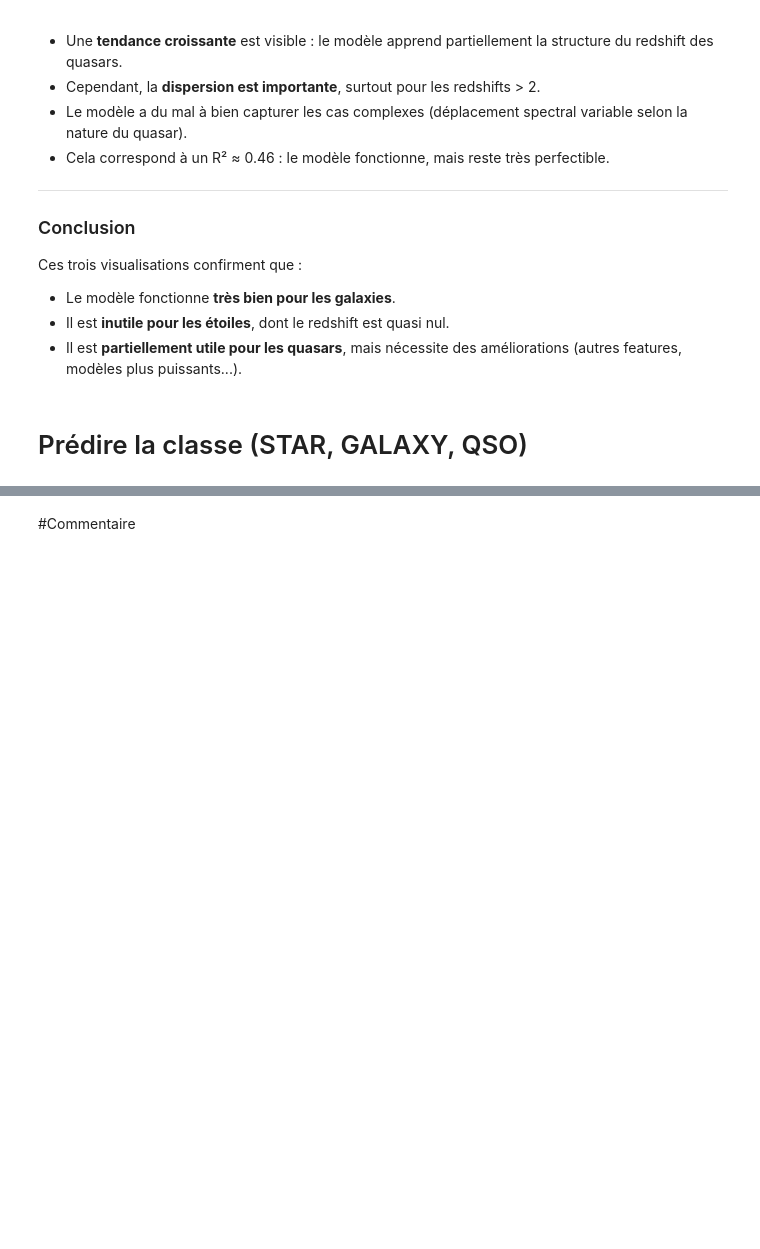
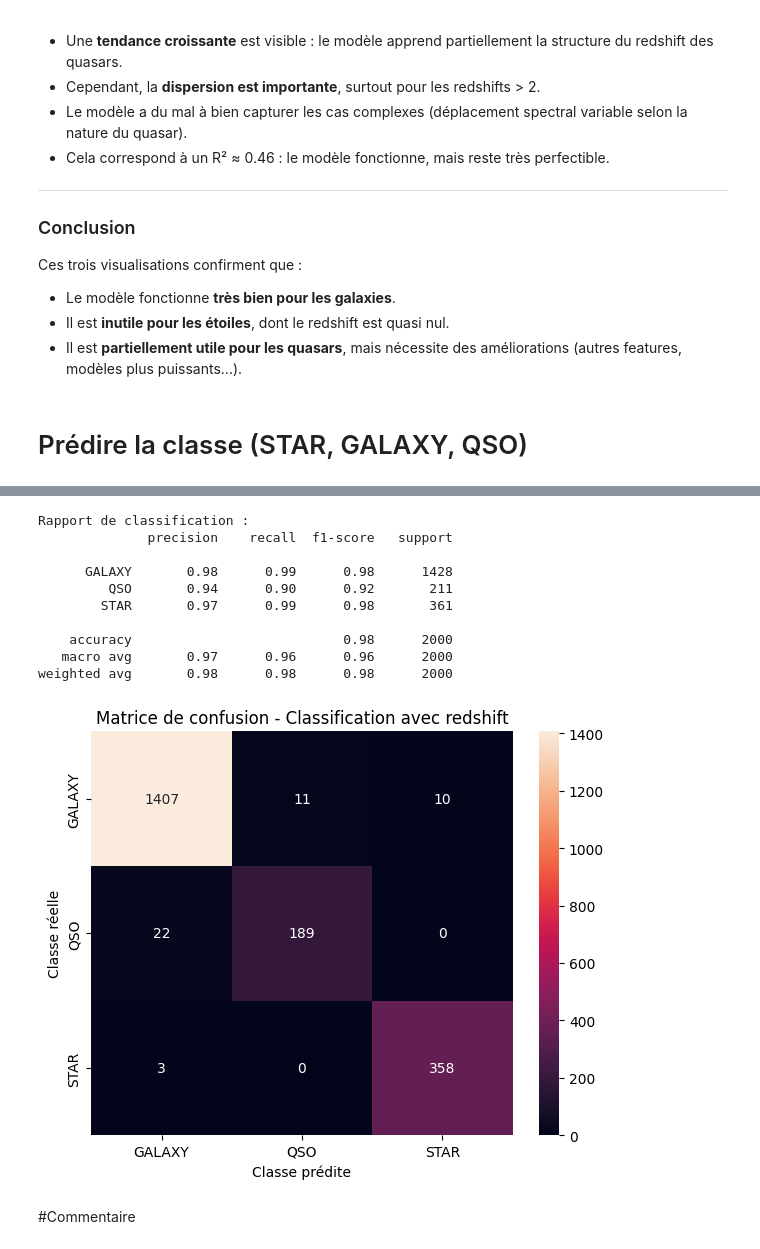
Before and after one commit to FDSena/SDSS_PROJECT_DA, a Jupyter notebook: projet.ipynb, the cells around one changed output, grey strips where cells are left out. Cells and saved outputs as stored; diff of their text form; code cells hidden in the pictures; blank space fills up the shorter version.

Commit message:
Matrice sans et avec redshift

```diff
--- a/projet.ipynb
+++ b/projet.ipynb
@@ -530,6 +529,65 @@ Rapport de classification :
    macro avg       0.91      0.89      0.90      2000
 weighted avg       0.95      0.95      0.95      2000
 [figure]
+# %%
+#Supprimer 'redshift' des features
+features_classif = [
+    "u", "g", "r", "i", "z",
+    "petroRad_u", "petroRad_g", "petroRad_r", "petroRad_i", "petroRad_z",
+    "petroFlux_u", "petroFlux_g", "petroFlux_r", "petroFlux_i", "petroFlux_z",
+    "petroR50_u", "petroR50_g", "petroR50_r", "petroR50_i", "petroR50_z",
+    "psfMag_u", "psfMag_g", "psfMag_r", "psfMag_i", "psfMag_z",
+    "expAB_u", "expAB_g", "expAB_r", "expAB_i", "expAB_z", "redshift"
+]
+
+features_classif = [f for f in features_classif if f in df.columns]
+
+# Ajout des couleurs
+df["g-r"] = df["g"] - df["r"]
+df["r-i"] = df["r"] - df["i"]
+df["i-z"] = df["i"] - df["z"]
+features_classif += ["g-r", "r-i", "i-z"]
+
+# Sous-échantillonnage
+df_sampled = df.sample(n=10000, random_state=42)
+X = df_sampled[features_classif]
+y = df_sampled["class"]
+
+# Split
+X_train, X_test, y_train, y_test = train_test_split(X, y, test_size=0.2, random_state=42)
+
+# Entraînement
+clf = RandomForestClassifier(n_estimators=100, class_weight="balanced", random_state=42)
+clf.fit(X_train, y_train)
+y_pred = clf.predict(X_test)
+
+# Rapport et matrice de confusion
+report = classification_report(y_test, y_pred, output_dict=False)
+conf_matrix = confusion_matrix(y_test, y_pred)
+
+# Affichage
+print("Rapport de classification :")
+print(report)
+
+plt.figure(figsize=(6, 5))
+sns.heatmap(conf_matrix, annot=True, fmt="d", xticklabels=clf.classes_, yticklabels=clf.classes_)
+plt.title("Matrice de confusion - Classification avec redshift")
+plt.xlabel("Classe prédite")
+plt.ylabel("Classe réelle")
+plt.tight_layout()
+plt.show()
+# %% [output]
+Rapport de classification :
+              precision    recall  f1-score   support
+
+      GALAXY       0.98      0.99      0.98      1428
+         QSO       0.94      0.90      0.92       211
+        STAR       0.97      0.99      0.98       361
+
+    accuracy                           0.98      2000
+   macro avg       0.97      0.96      0.96      2000
+weighted avg       0.98      0.98      0.98      2000
+[figure, added]
 # %% [markdown]
 #Commentaire
 # %% [markdown]
```
Also changed, not shown: parts of 1 cell of this notebook.
